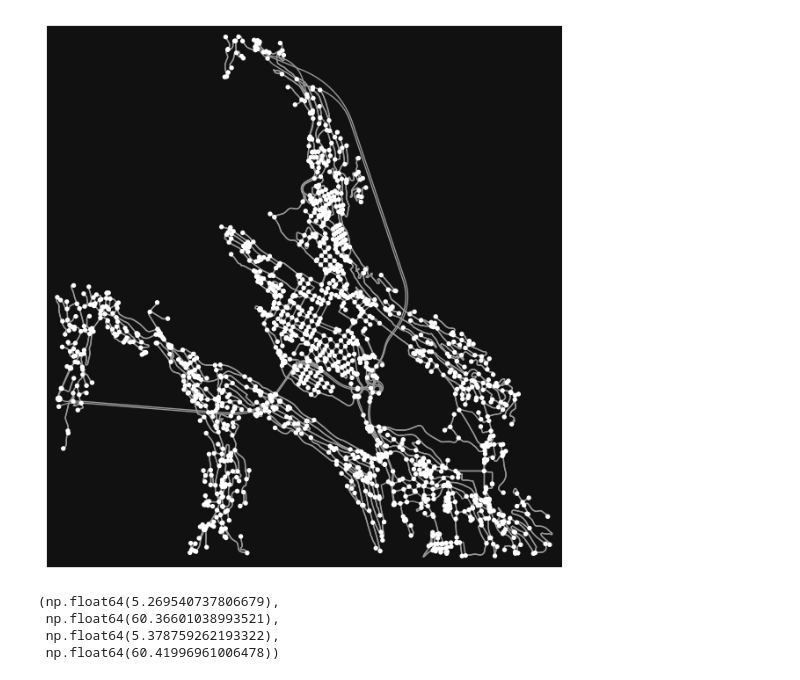
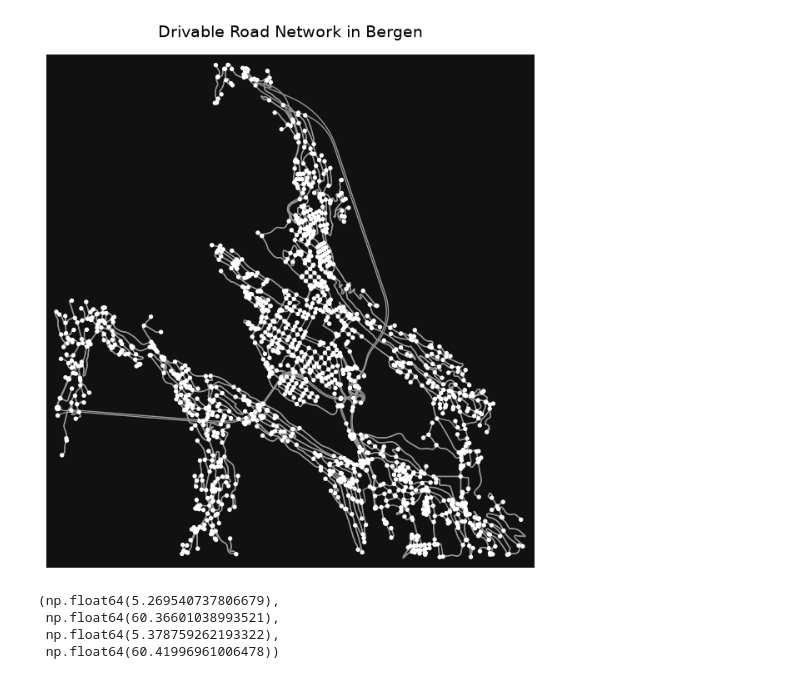
Before and after one commit to hcloenne/nearest-ev-charger, a Jupyter notebook: notebooks/road_network_routing.ipynb, the cells around one changed output. Saved outputs shown, nothing was run; the diff lists cells and outputs as text; code cells hidden in the pictures.

```diff
--- a/notebooks/road_network_routing.ipynb
+++ b/notebooks/road_network_routing.ipynb
@@ -25,9 +30,21 @@ G = ox.graph_from_point(
     network_type="drive"
 )
 # %%
-fig, ax = ox.plot_graph(G)
+fig, ax = ox.plot_graph(
+    G,
+    show=False,
+    close=False
+)
+
+ax.set_title(
+    "Drivable Road Network in Bergen",
+    fontsize=14,
+    pad=15
+)
+
+plt.show()
 # %% [output]
-[figure, old version]
+[figure, new version]
 # %%
 bbox = ox.utils_geo.bbox_from_point(
     center,
```
Also changed, not shown: parts of 2 cells of this notebook.
